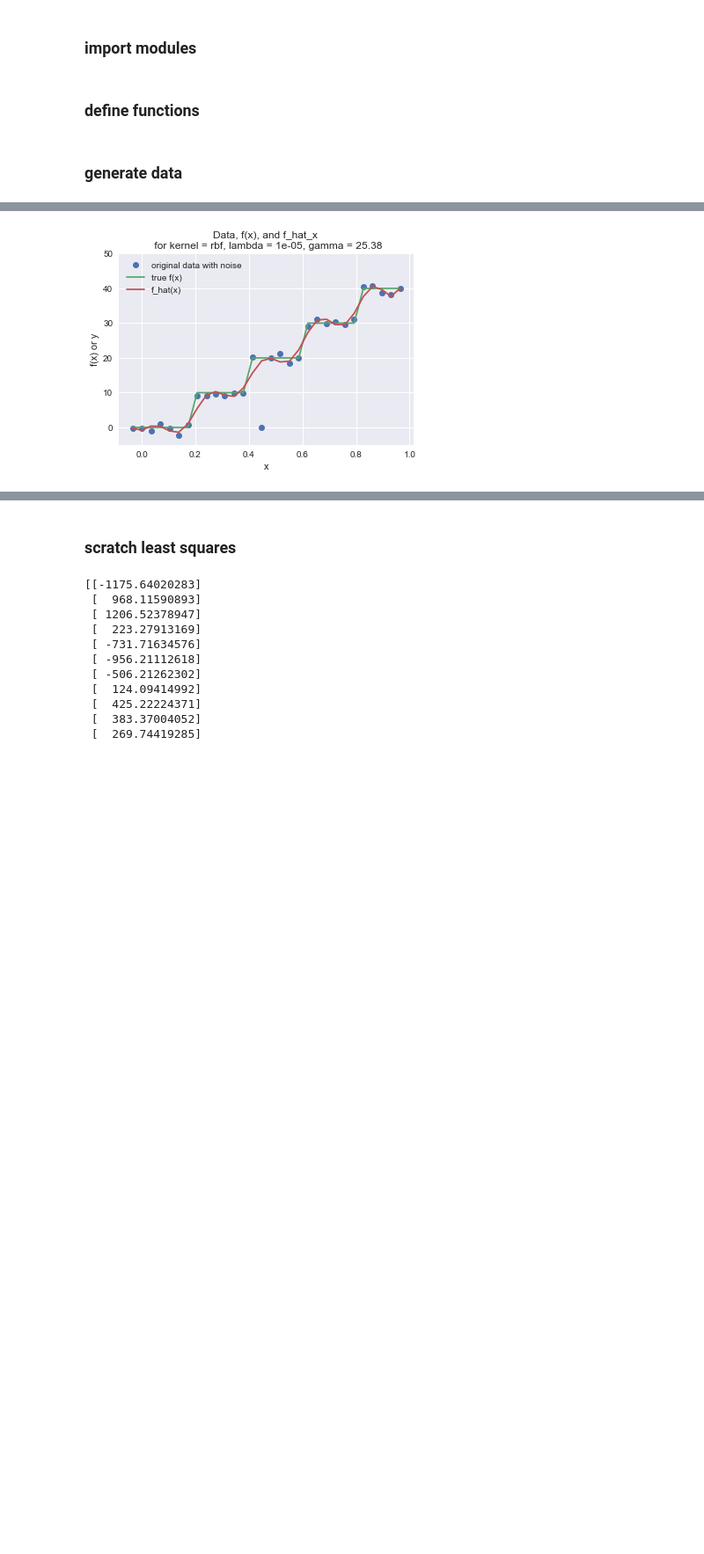
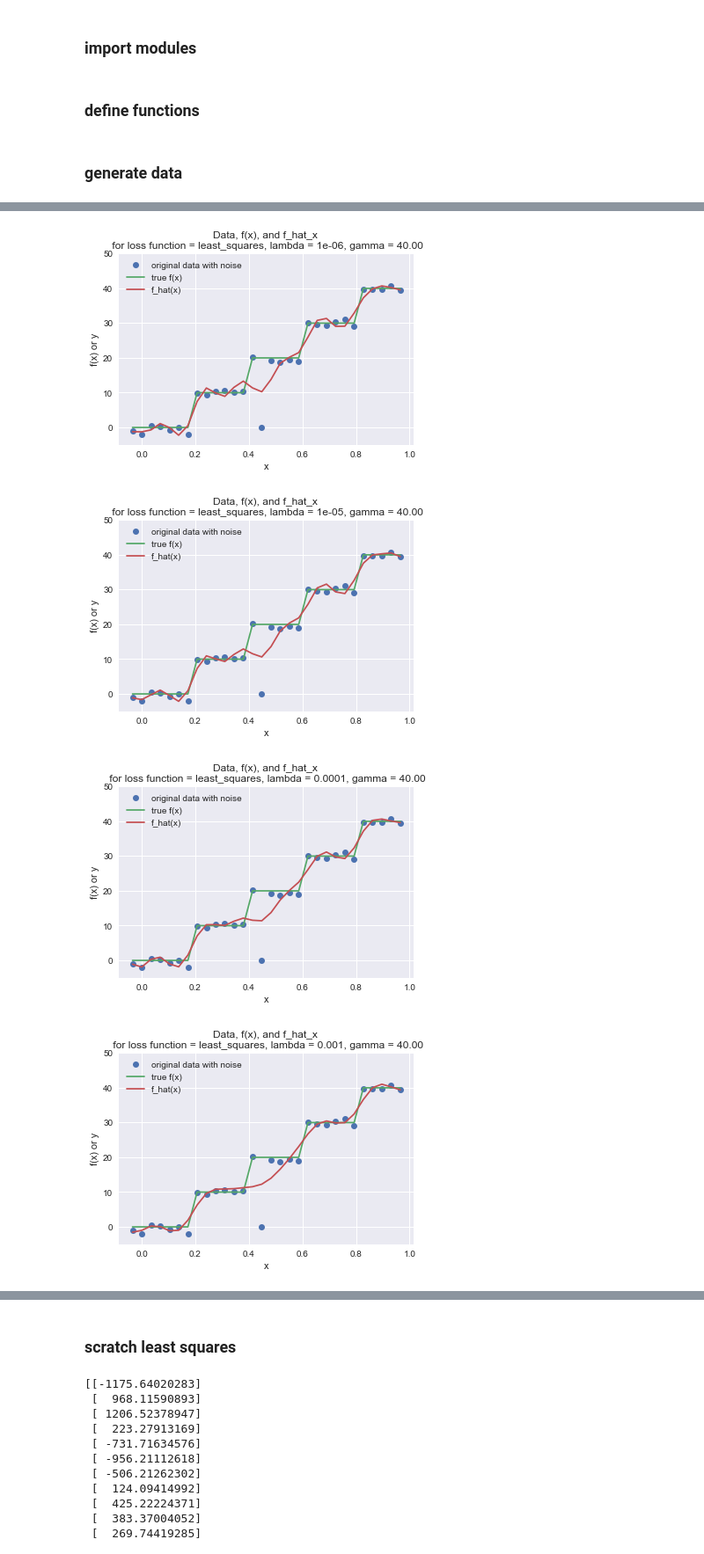
Before and after one commit to davidjuliancaldwell/machine-learning-class, a Jupyter notebook: hw4/cvxpy_notebook.ipynb, the cells around one changed output, grey strips where cells are left out. Shown at 88% size. Cells and saved outputs as stored; diff of their text form; code cells hidden in the pictures; blank space fills up the shorter version.

```diff
--- a/hw4/cvxpy_notebook.ipynb
+++ b/hw4/cvxpy_notebook.ipynb
@@ -26,13 +26,11 @@ def f_hat_compute(K,alpha_hat):
 def LOOCV_rbf(x,y,lambda_vec,gamma_vec,loss_func):
 
     cost_vec = np.zeros((lambda_vec.shape[0],gamma_vec.shape[0]))
-    lambda_iter = 0
 
-    for lambda_val in lambda_vec:
+    for lambda_iter, lambda_val in enumerate(lambda_vec):
 
-            gamma_iter = 0
 
-            for gamma_ind in gamma_vec:
+            for gamma_iter, gamma_ind in enumerate(gamma_vec):
                 print('lambda = {},gamma = {}'.format(lambda_val,gamma_ind))
 
 
@@ -76,10 +74,6 @@ def LOOCV_rbf(x,y,lambda_vec,gamma_vec,loss_func):
 
                 score = (1/len(score_ind))*np.sum(score_ind)
                 cost_vec[lambda_iter][gamma_iter] = score
-
-                gamma_iter += 1
-
-            lambda_iter += 1
 
     return cost_vec
 
@@ -151,7 +145,7 @@ def choose_gamma(x):
     gamma = 1/median_val
     return gamma
 
-def plot_function_rbf(x,y,x_cont,f_x,f_hat,kernel,lambda_val,gamma):
+def plot_function(x,y,x_cont,f_x,f_hat,loss_func,lambda_val,gamma):
     #plt.figure(dpi=600)
     plt.figure()
     plt.plot(x,y,'o',label='original data with noise')
@@ -159,7 +153,7 @@ def plot_function_rbf(x,y,x_cont,f_x,f_hat,kernel,lambda_val,gamma):
     plt.plot(x_cont,f_hat,label='f_hat(x)')
     plt.xlabel('x')
     plt.ylabel('f(x) or y')
-    plt.title('Data, f(x), and f_hat_x \n for kernel = {}, lambda = {}, gamma = {:.2f}'.format(kernel,lambda_val,gamma))
+    plt.title('Data, f(x), and f_hat_x \n for loss function = {}, lambda = {}, gamma = {:.2f}'.format(loss_func,lambda_val,gamma))
     plt.legend()
     plt.ylim([-5,50])
     plt.show
@@ -295,25 +295,37 @@ lambda = 100.0,gamma = 50.3827160494
 # %%
-K = make_K_mat_rbf(x_i,best_gamma)
-alpha = Variable(n)
+lambda_vec = [1e-6,1e-5,1e-4,1e-3,1e-2,1e-1,1,10,100]
+gamma = best_gamma
+gamma = 40.0
+K = make_K_mat_rbf(x_i,gamma)
 
-if loss_func == 'least_squares':
-    cost = sum_squares(y - K*alpha) + best_lambda*quad_form(alpha,K)
+loss_funcs = ['least_squares','huber']
 
-elif loss_func == 'huber':
-    cost = sum_entries(huber(y - K.T*alpha, 1)) + best_lambda*quad_form(alpha,K)
+for loss_func in loss_funcs:
 
-objective = Minimize(cost)
-prob = Problem(objective)
-result = prob.solve()
-alpha_hat = alpha.value
+    for lambda_val in lambda_vec:
 
-for i in np.arange(x_i_cont.shape[0]):
-    eval_kernel = kernel_eval_rbf(best_gamma,float(x_i_cont[i]),x_i_cont)
-    predict_y = np.sum(alpha_hat.A1.T*np.array(eval_kernel))
-    f_hat[i] = predict_y
+        alpha = Variable(n)
+        if loss_func == 'least_squares':
+            cost = sum_squares(y - K*alpha) + lambda_val*quad_form(alpha,K)
 
+        elif loss_func == 'huber':
+            cost = sum_entries(huber(y - K.T*alpha, 1)) + lambda_val*quad_form(alpha,K)
 
+        objective = Minimize(cost)
+        prob = Problem(objective)
+        result = prob.solve()
+        alpha_hat = alpha.value
 
-plot_function_rbf(x_i,y,x_i_cont,f_x,f_hat,'rbf',best_lambda,best_gamma)
+        f_hat = np.zeros((x_i_cont.shape))
+
+        for i in np.arange(x_i_cont.shape[0]):
+            eval_kernel = kernel_eval_rbf(gamma,float(x_i_cont[i]),x_i)
+            predict_y = np.sum(alpha_hat.A1.T*np.array(eval_kernel))
+            f_hat[i] = predict_y
+
+        plot_function(x_i,y,x_i_cont,f_x,f_hat,loss_func,lambda_val,gamma)
 # %% [output]
-[figure, old version]
+[figure, new version]
+[figure, added]
+[figure, added]
+[figure, added]
```
Also changed, not shown: parts of 8 cells of this notebook, 1 other file.
